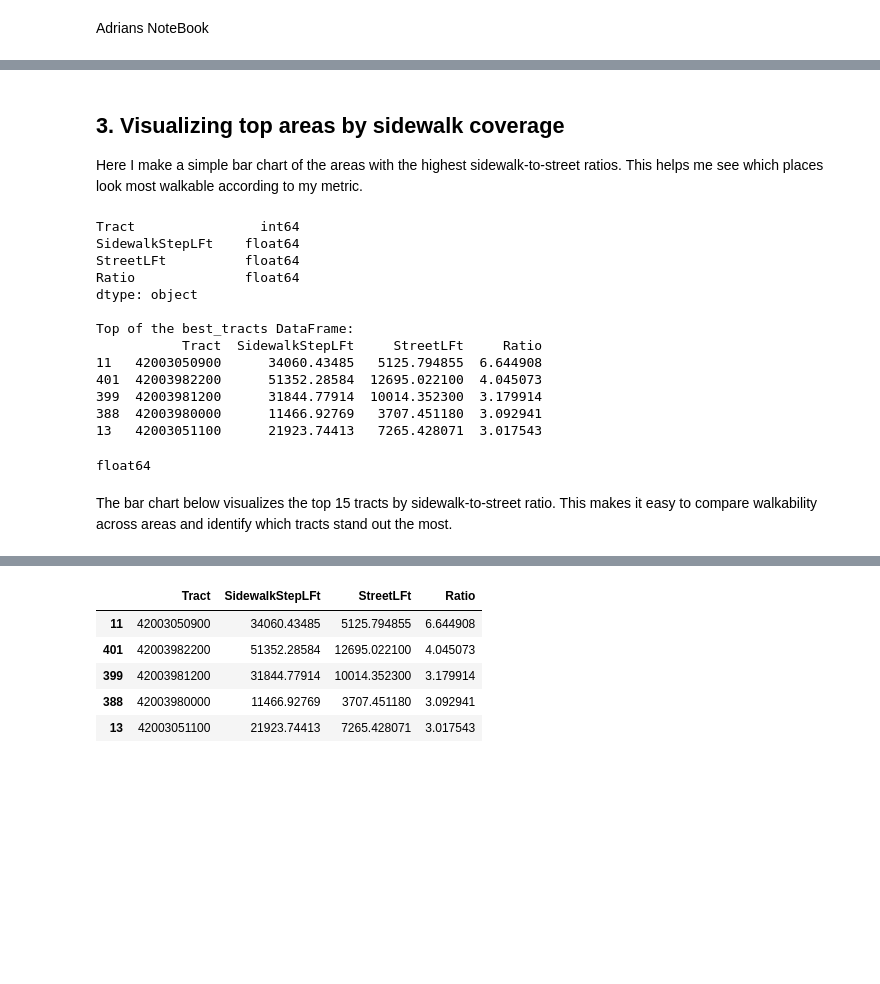
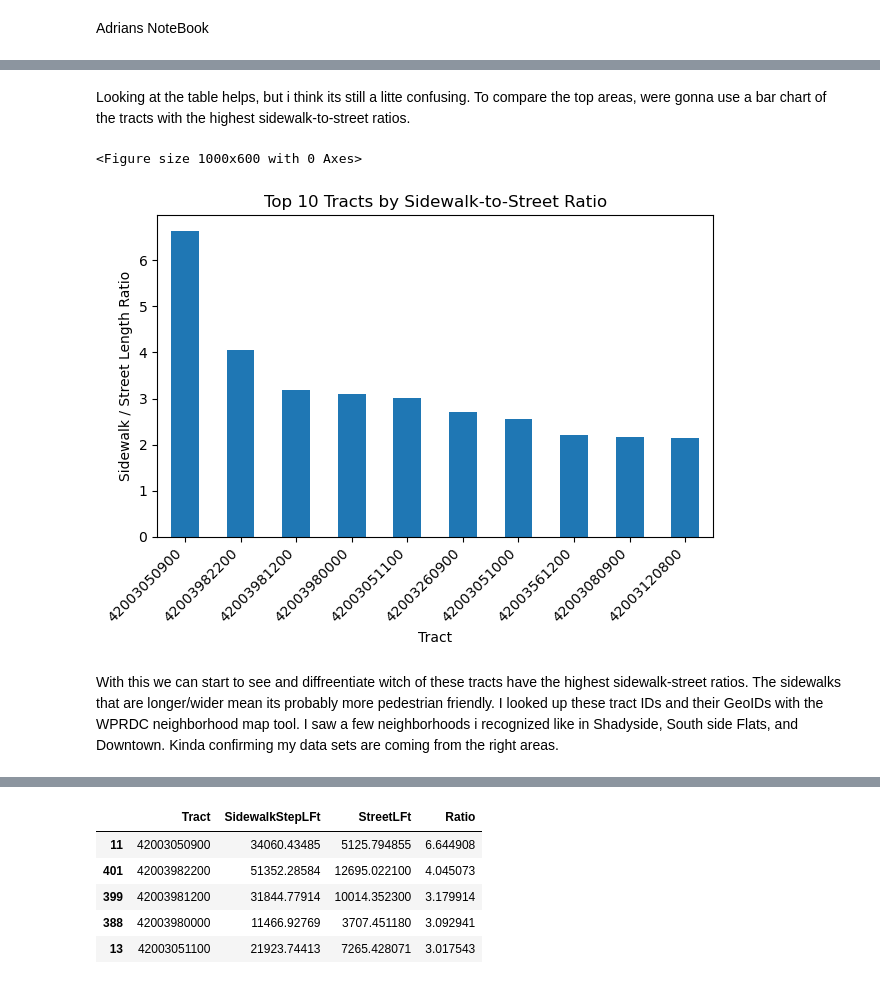
Before and after one commit to aneeshakandala/final_project_cmpinf0011_teamUHA, a Jupyter notebook: Adrian.ipynb, the cells around one changed output, grey strips where cells are left out. Saved outputs shown, nothing was run; the diff lists cells and outputs as text; code cells hidden in the pictures; blank space fills up the shorter version.

Commit message:
Updating Adrian Notebook/Data Presentaion

```diff
--- a/Adrian.ipynb
+++ b/Adrian.ipynb
@@ -169,0 +41,3 @@ None
+# %%
+sidewalk = pd.read_csv("sidewalkstreetratiotract.csv")
+sidewalk.head()
@@ -177,12 +66,8 @@ I want to see:
 - Which tracts have the highest ratios.
 - Whether there are any extreme outliers.
 # %%
-# Make sure the Ratio column is numeric so we can analyze and plot it
-tract["Ratio"] = pd.to_numeric(tract["Ratio"], errors="coerce")
+sidewalk["Ratio"] = pd.to_numeric(sidewalk["Ratio"], errors="coerce")
 
-# Sort tracts by Ratio, highest first
-best_tracts = tract.sort_values("Ratio", ascending=False)
-
-print("Data type of Ratio:", tract["Ratio"].dtype)
+best_tracts = sidewalk.sort_values("Ratio", ascending=False)
 best_tracts.head(10)
 # %% [output]
@@ -234,38 +85,25 @@ Any block groups with zero street length?
-# %% [markdown]
-## 3. Visualizing top areas by sidewalk coverage
-
-Here I make a simple bar chart of the areas with the highest sidewalk-to-street ratios.
-This helps me see which places look most walkable according to my metric.
-# %%
-# Check the data types of the columns
-print(tract.dtypes)
-print("\nTop of the best_tracts DataFrame:")
-print(best_tracts.head())
-# %% [output]
-Tract                int64
-SidewalkStepLFt    float64
-StreetLFt          float64
-Ratio              float64
-dtype: object
-
-Top of the best_tracts DataFrame:
-           Tract  SidewalkStepLFt     StreetLFt     Ratio
-11   42003050900      34060.43485   5125.794855  6.644908
-401  42003982200      51352.28584  12695.022100  4.045073
-399  42003981200      31844.77914  10014.352300  3.179914
-388  42003980000      11466.92769   3707.451180  3.092941
-13   42003051100      21923.74413   7265.428071  3.017543
+# %% [markdown]
+Looking at the table helps, but i think its still a litte confusing. To compare the top areas, were gonna use a bar chart of the tracts with the highest sidewalk-to-street ratios.
 # %%
-# Make sure Ratio is numeric
-tract["Ratio"] = pd.to_numeric(tract["Ratio"], errors="coerce")
+top_n = 10
+top_tracts = best_tracts.head(top_n)
 
-# If you already created best_tracts before converting,
-# recreate it so it uses the numeric Ratio
-best_tracts = tract.sort_values("Ratio", ascending=False)
+plt.figure(figsize=(10,6))
+top_tracts.plot(
+    x="Tract",
+    y="Ratio",
+    kind="bar",
+    legend=False
+)
 
-# Check to confirm Ratio is now numeric
-print(tract["Ratio"].dtype)
+plt.title(f"Top {top_n} Tracts by Sidewalk-to-Street Ratio")
+plt.xlabel("Tract")
+plt.ylabel("Sidewalk / Street Length Ratio")
+plt.xticks(rotation=45, ha="right")
+plt.tight_layout()
+plt.show()
 # %% [output]
-float64
+<Figure size 1000x600 with 0 Axes>
+[figure, added]
 # %% [markdown]
-The bar chart below visualizes the top 15 tracts by sidewalk-to-street ratio. This makes it easy to compare walkability across areas and identify which tracts stand out the most.
+With this we can start to see and diffreentiate witch of these tracts have the highest sidewalk-street ratios. The sidewalks that are longer/wider mean its probably more pedestrian friendly. I looked up these tract IDs and their GeoIDs with the WPRDC neighborhood map tool. I saw a few neighborhoods i recognized like in Shadyside, South side Flats, and Downtown. Kinda confirming my data sets are coming from the right areas.
```
Also changed, not shown: parts of 24 cells of this notebook, 1 other file.
